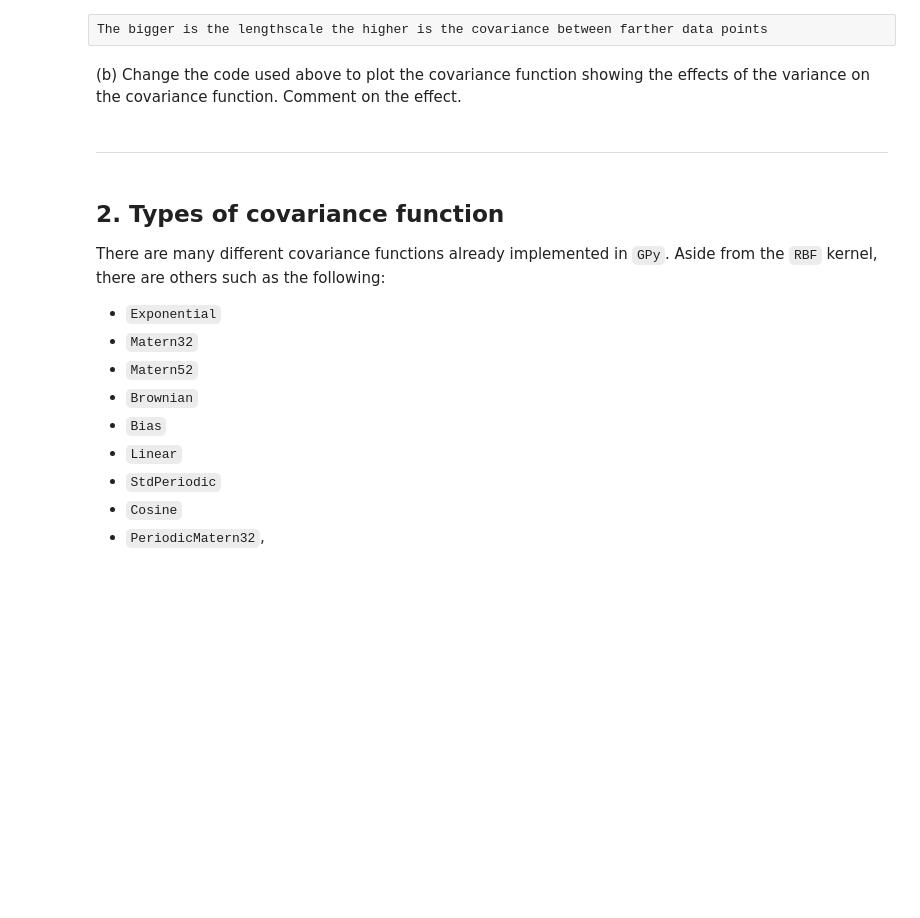
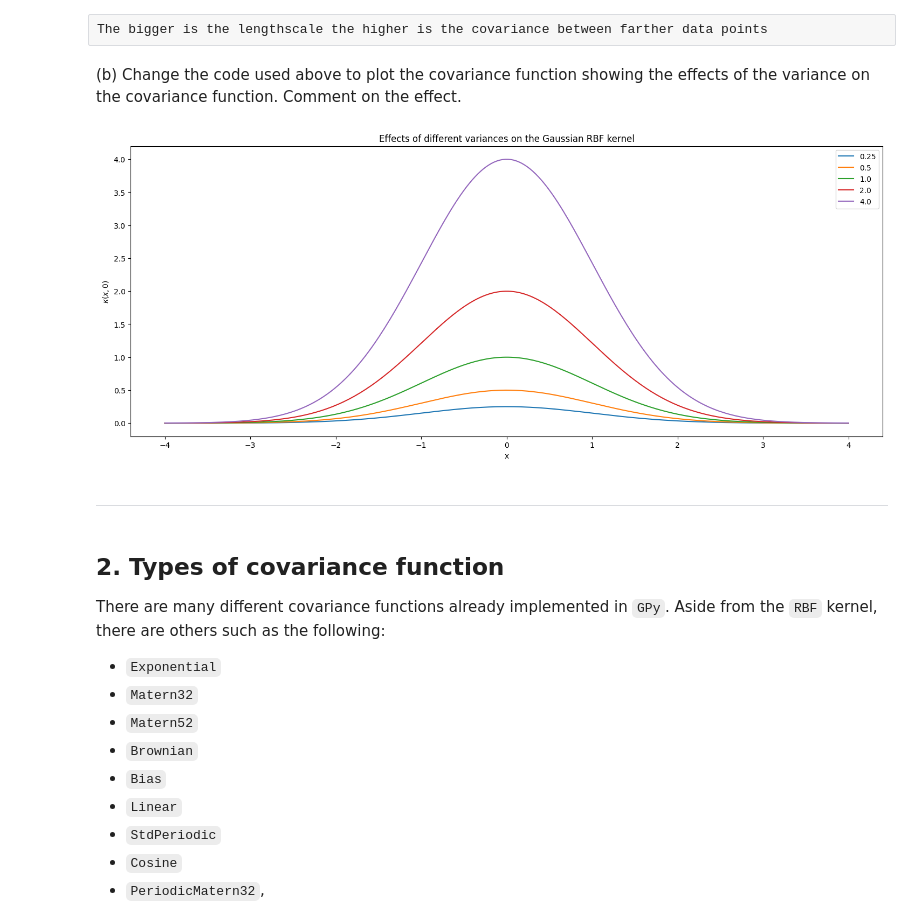
Before and after one commit to ImpieriMatteo/GPSS2026, a Jupyter notebook: labs/lab_1.ipynb, the cells around one changed output. Cells and saved outputs as stored; diff of their text form; code cells hidden in the pictures; blank space fills up the shorter version.

```diff
--- a/labs/lab_1.ipynb
+++ b/labs/lab_1.ipynb
@@ -152,6 +150,34 @@ plt.legend(labels=ls);
 The bigger is the lengthscale the higher is the covariance between farther data points
 # %% [markdown]
 (b) Change the code used above to plot the covariance function showing the effects of the variance on the covariance function. Comment on the effect.
+# %%
+# Our sample space : 100 samples in the interval [-4,4]
+X = np.linspace(-4.,4.,250)[:, None] # we use more samples to get a smoother plot at low variances
+
+# Create a 1-D RBF kernel with default parameters
+k = GPy.kern.RBF(1)
+
+# Set up the plotting environment
+plt.figure(figsize=(18, 7))
+
+# Set up our list of different lengthscales
+va = [0.25, 0.5, 1., 2., 4.]
+
+# Loop over the variance values
+for v in va:
+    # Set the variance to be v
+    k.variance = v
+    # Calculate the new covariance function at k(x,0)
+    C = k.K(X, np.array([[0.]]))
+    # Plot the resulting covariance vector
+    plt.plot(X,C)
+
+# Annotate plot
+plt.xlabel("x"), plt.ylabel("$\kappa(x,0)$")
+plt.title("Effects of different variances on the Gaussian RBF kernel")
+plt.legend(labels=ls);
+# %% [output]
+[figure, added]
 # %% [markdown]
 ---
 # %% [markdown]
```
Also changed, not shown: parts of 1 cell of this notebook.
